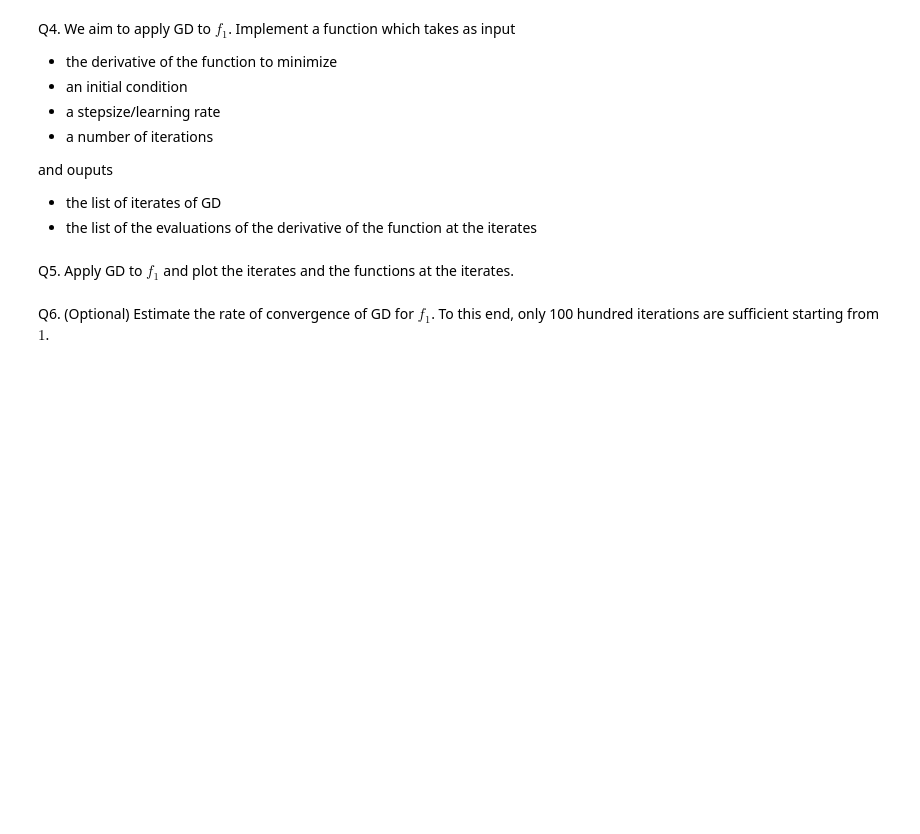
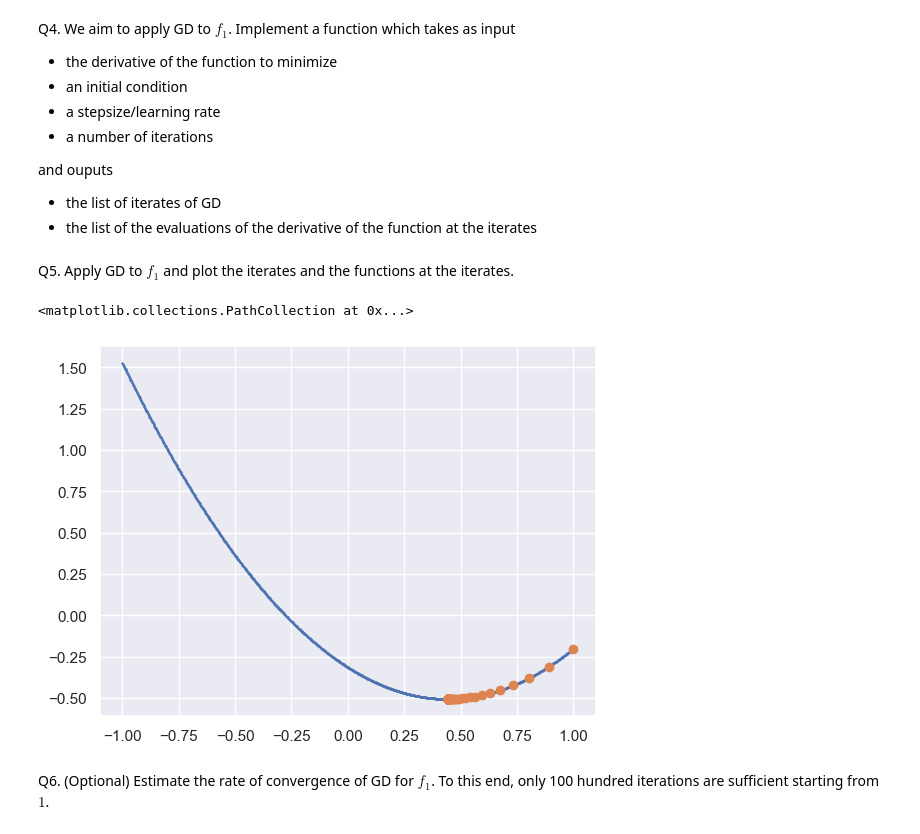
Before and after one commit to mat10599/machine-learning-notebooks, a Jupyter notebook: gradient_descent.ipynb, the cells around one changed output. Cells and saved outputs as stored; diff of their text form; code cells hidden in the pictures; blank space fills up the shorter version.

```diff
--- a/gradient_descent.ipynb
+++ b/gradient_descent.ipynb
@@ -67,6 +73,7 @@ def gradient_descent(f_prime, x_0, alpha, n_iter):
         list of x
         list of f'(x)
     """
+    dim_x = len(x_0)
     if type(x_0) != np.ndarray:
         x = np.zeros(n_iter+1)
         x[0] = x_0
@@ -89,10 +96,14 @@ def gradient_descent(f_prime, x_0, alpha, n_iter):
 # %% [markdown]
 Q5. Apply GD to $f_1$ and plot the iterates and the functions at the iterates.
 # %%
-x, f_prime_evaluated = gradient_descent(f_prime, 1, 0.01, 100)
+x_iterate, f_prime_evaluated = gradient_descent(f_prime, np.array([1]), 0.1, 100)
 
 fig, ax = plt.subplots()
-ax.scatter(x, f(x), alpha=0.5)
+ax.scatter(x,f(x), s=0.5)
+ax.scatter(x_iterate,f(x_iterate))
+# %% [output]
+<matplotlib.collections.PathCollection at 0x...>
+[figure, added]
 # %% [markdown]
 Q6. (Optional) Estimate the rate of convergence of GD for $f_1$. To this end, only 100 hundred iterations are sufficient starting from $1$.
 # %% [markdown]
```
Also changed, not shown: parts of 7 cells of this notebook, 1 other file.
